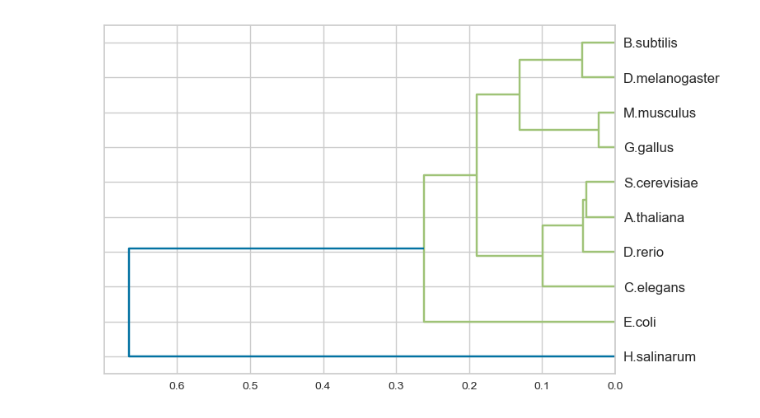
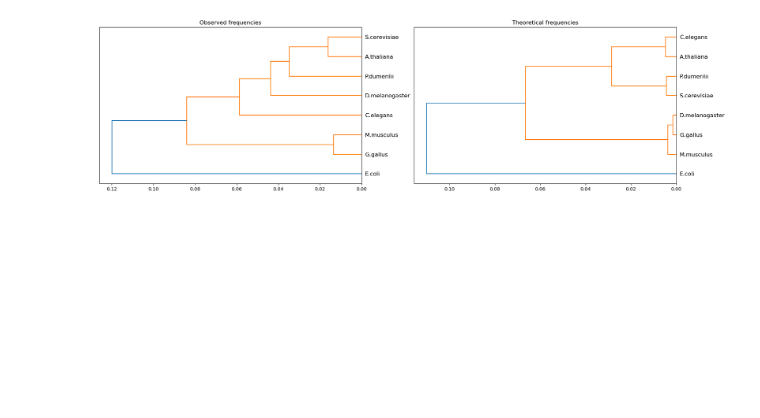
Before and after one commit to zhukovanadezhda/dinucleo-freq, a Jupyter notebook: analysis.ipynb, the cells around one changed output. Saved outputs shown, nothing was run; the diff lists cells and outputs as text; code cells hidden in the pictures; blank space fills up the shorter version.

```diff
--- a/analysis.ipynb
+++ b/analysis.ipynb
@@ -20,0 +21,16 @@ dist
+# %%
+with open("observed.json", "r") as f:
+    observed = json.load(f)
+with open("theo.json", "r") as f:
+    theo = json.load(f)
+with open("organisms.json", "r") as f:
+    organisms = json.load(f)
+# %%
+dist_obs = pd.DataFrame(observed)
+dist_obs = dist_obs.rename(index=organisms)
+dist_obs.to_csv("dist_obs.tsv", sep="\t")
+
+
+dist_th = pd.DataFrame(theo)
+dist_th = dist_th.rename(index=organisms)
+dist_th.to_csv("dist_th.tsv", sep="\t")
@@ -21,13 +92,21 @@ dist
 # %%
-from scipy.spatial.distance import pdist, squareform
 from scipy.cluster.hierarchy import linkage, dendrogram
 
+fig = plt.figure(figsize=(22, 6))
 
-dist_matrix = pdist(dist,metric='euclidean')
-dist_matrix = squareform(dist_matrix)
+linkage_matrix1 = linkage(dist_obs, method='ward')
+ax1 = fig.add_subplot(121)
+dendrogram(linkage_matrix1, labels=list(dist_obs.index), orientation='left')
+ax1.set_title('Observed frequencies')
 
-linkage_matrix = linkage(dist_matrix, method='ward')
-d = dendrogram(linkage_matrix, labels=list(dist.index), orientation='left')
+
+linkage_matrix2 = linkage(dist_th, method='ward')
+ax2 = fig.add_subplot(122)
+dendrogram(linkage_matrix2, labels=list(dist_th.index), orientation='left')
+ax2.set_title('Theoretical frequencies')
+
+
+plt.show()
 # %% [output]
-[figure, old version]
+[figure, new version]
 # %%
```
Also changed, not shown: parts of 4 cells of this notebook, 2 other files.
